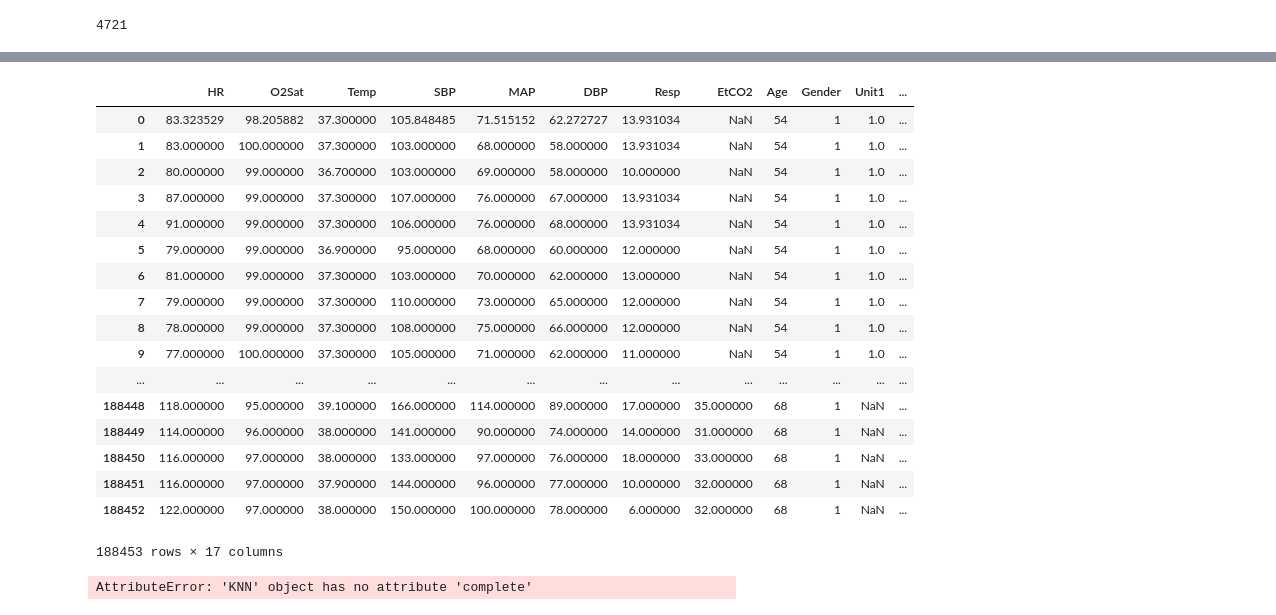
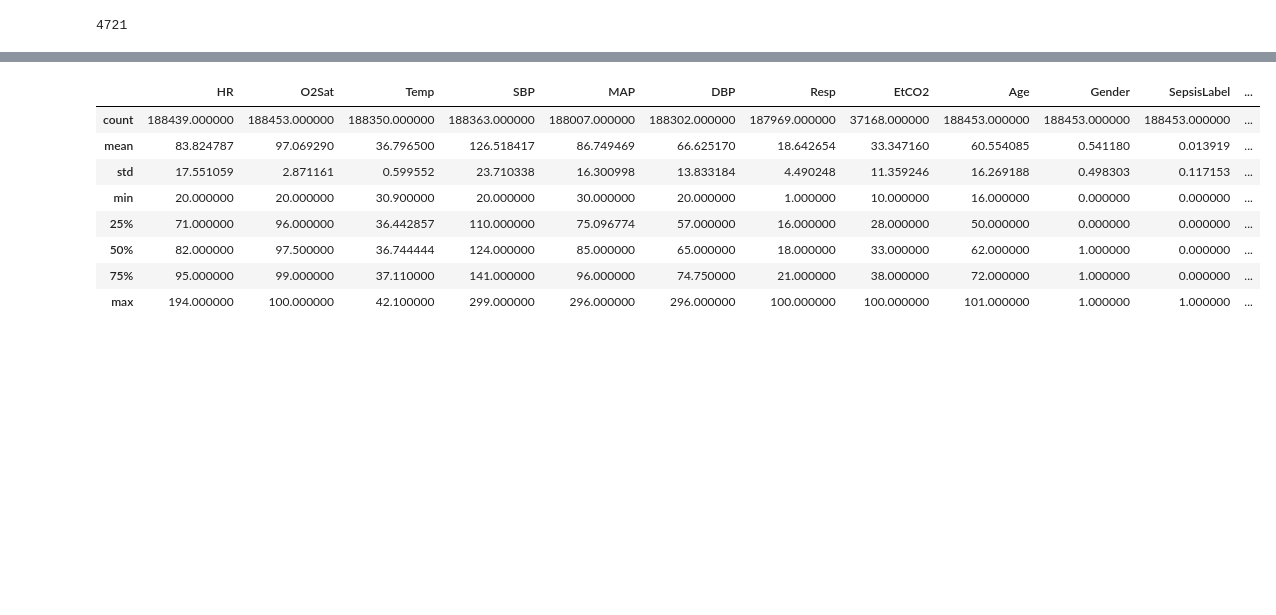
Before and after one commit to Fryman93/SprungBoard, a Jupyter notebook: Capstone 2/Sepsis/Sepsis.ipynb, the cells around one changed output, grey strips where cells are left out. Cells and saved outputs as stored; diff of their text form; code cells hidden in the pictures; blank space fills up the shorter version.

Commit message:
prelim

```diff
--- a/Capstone 2/Sepsis/Sepsis.ipynb
+++ b/Capstone 2/Sepsis/Sepsis.ipynb
@@ -285,21 +202,32 @@ test.head()
 # %%
-#Prelim attempt to make a usable dataframe for ML #1 (ONLY VITAL SIGNS)
+#Prelim attempt to make a usable dataframe for ML #1
 
 
 # Handling the missing data
 
-TS_features = ['HR', 'O2Sat', 'Temp', 'SBP', 'MAP', 'DBP', 'Resp', 'EtCO2']
+VS_features = ['HR', 'O2Sat', 'Temp', 'SBP', 'MAP', 'DBP', 'Resp', 'EtCO2']
+LV_features = ['BaseExcess', 'HCO3', 'FiO2', 'pH', 'PaCO2', 'SaO2', 'AST', 'BUN',
+       'Alkalinephos', 'Calcium', 'Chloride', 'Creatinine', 'Bilirubin_direct',
+       'Glucose', 'Lactate', 'Magnesium', 'Phosphate', 'Potassium',
+       'Bilirubin_total', 'TroponinI', 'Hct', 'Hgb', 'PTT', 'WBC',
+       'Fibrinogen', 'Platelets']
+
 
 prelim = []
 
+# Create a numerical ID unique associated with each patient
 for patientID, file in enumerate(patient_files):
     patient = pd.read_csv(file, sep='|')
     patient['ID'] = patientID
 
-    for feature in TS_features:
-        # Filling NaN values for TS features with mean
+    for feature in VS_features:
+        # Filling NaN values for VS features with mean
         patient[feature].fillna((patient[feature].mean()), inplace = True)
 
+        # Filling NaN values for LV features with ffill/bfill
+        patient[LV_features] = patient[LV_features].fillna(method='ffill')
+        patient[LV_features] = patient[LV_features].fillna(method='bfill')
+    # Create a column with binary outcome of patient, each patient has either all 0s (no sepsis), or 1s, (gets sepsis)
     if 1 not in list(patient['SepsisLabel']):
         patient['Gets_Sepsis'] = 0
     else:
@@ -368,25 +317,19 @@ prelim_df[prelim_df['ID']==positiveIDs[35]]
 # %%
+# Let's consider only the Vital Signs, as defined below:
+
 vital_sign_columns = ['HR', 'O2Sat', 'Temp', 'SBP', 'MAP', 'DBP', 'Resp', 'EtCO2',
-                      'Age', 'Gender', 'Unit1', 'Unit2', 'HospAdmTime', 'ICULOS',
-                      'SepsisLabel', 'ID', 'Gets_Sepsis']
+                      'Age', 'Gender', 'SepsisLabel', 'ID', 'Gets_Sepsis']
 prelim_vitals = prelim_df[vital_sign_columns]
-prelim_vitals
+prelim_vitals.describe()
+
+# the EtCO2 feature has MANY MANY NaNs, while the other features barely have any
 # %% [output]
-|  | HR | O2Sat | Temp | SBP | MAP | DBP | Resp | EtCO2 | Age | Gender | Unit1 | ... |
-| 0 | 83.323529 | 98.205882 | 37.300000 | 105.848485 | 71.515152 | 62.272727 | 13.931034 | NaN | 54 | 1 | 1.0 | ... |
-| 1 | 83.000000 | 100.000000 | 37.300000 | 103.000000 | 68.000000 | 58.000000 | 13.931034 | NaN | 54 | 1 | 1.0 | ... |
-| 2 | 80.000000 | 99.000000 | 36.700000 | 103.000000 | 69.000000 | 58.000000 | 10.000000 | NaN | 54 | 1 | 1.0 | ... |
-| 3 | 87.000000 | 99.000000 | 37.300000 | 107.000000 | 76.000000 | 67.000000 | 13.931034 | NaN | 54 | 1 | 1.0 | ... |
-| 4 | 91.000000 | 99.000000 | 37.300000 | 106.000000 | 76.000000 | 68.000000 | 13.931034 | NaN | 54 | 1 | 1.0 | ... |
-| 5 | 79.000000 | 99.000000 | 36.900000 | 95.000000 | 68.000000 | 60.000000 | 12.000000 | NaN | 54 | 1 | 1.0 | ... |
-| 6 | 81.000000 | 99.000000 | 37.300000 | 103.000000 | 70.000000 | 62.000000 | 13.000000 | NaN | 54 | 1 | 1.0 | ... |
-| 7 | 79.000000 | 99.000000 | 37.300000 | 110.000000 | 73.000000 | 65.000000 | 12.000000 | NaN | 54 | 1 | 1.0 | ... |
-| 8 | 78.000000 | 99.000000 | 37.300000 | 108.000000 | 75.000000 | 66.000000 | 12.000000 | NaN | 54 | 1 | 1.0 | ... |
-| 9 | 77.000000 | 100.000000 | 37.300000 | 105.000000 | 71.000000 | 62.000000 | 11.000000 | NaN | 54 | 1 | 1.0 | ... |
-| ... | ... | ... | ... | ... | ... | ... | ... | ... | ... | ... | ... | ... |
-| 188448 | 118.000000 | 95.000000 | 39.100000 | 166.000000 | 114.000000 | 89.000000 | 17.000000 | 35.000000 | 68 | 1 | NaN | ... |
-| 188449 | 114.000000 | 96.000000 | 38.000000 | 141.000000 | 90.000000 | 74.000000 | 14.000000 | 31.000000 | 68 | 1 | NaN | ... |
-| 188450 | 116.000000 | 97.000000 | 38.000000 | 133.000000 | 97.000000 | 76.000000 | 18.000000 | 33.000000 | 68 | 1 | NaN | ... |
-| 188451 | 116.000000 | 97.000000 | 37.900000 | 144.000000 | 96.000000 | 77.000000 | 10.000000 | 32.000000 | 68 | 1 | NaN | ... |
-| 188452 | 122.000000 | 97.000000 | 38.000000 | 150.000000 | 100.000000 | 78.000000 | 6.000000 | 32.000000 | 68 | 1 | NaN | ... |
+|  | HR | O2Sat | Temp | SBP | MAP | DBP | Resp | EtCO2 | Age | Gender | SepsisLabel | ... |
+| count | 188439.000000 | 188453.000000 | 188350.000000 | 188363.000000 | 188007.000000 | 188302.000000 | 187969.000000 | 37168.000000 | 188453.000000 | 188453.000000 | 188453.000000 | ... |
+| mean | 83.824787 | 97.069290 | 36.796500 | 126.518417 | 86.749469 | 66.625170 | 18.642654 | 33.347160 | 60.554085 | 0.541180 | 0.013919 | ... |
+| std | 17.551059 | 2.871161 | 0.599552 | 23.710338 | 16.300998 | 13.833184 | 4.490248 | 11.359246 | 16.269188 | 0.498303 | 0.117153 | ... |
+| min | 20.000000 | 20.000000 | 30.900000 | 20.000000 | 30.000000 | 20.000000 | 1.000000 | 10.000000 | 16.000000 | 0.000000 | 0.000000 | ... |
+| 25% | 71.000000 | 96.000000 | 36.442857 | 110.000000 | 75.096774 | 57.000000 | 16.000000 | 28.000000 | 50.000000 | 0.000000 | 0.000000 | ... |
+| 50% | 82.000000 | 97.500000 | 36.744444 | 124.000000 | 85.000000 | 65.000000 | 18.000000 | 33.000000 | 62.000000 | 1.000000 | 0.000000 | ... |
+| 75% | 95.000000 | 99.000000 | 37.110000 | 141.000000 | 96.000000 | 74.750000 | 21.000000 | 38.000000 | 72.000000 | 1.000000 | 0.000000 | ... |
+| max | 194.000000 | 100.000000 | 42.100000 | 299.000000 | 296.000000 | 296.000000 | 100.000000 | 100.000000 | 101.000000 | 1.000000 | 1.000000 | ... |
-188453 rows × 17 columns
@@ -395,9 +335,0 @@ prelim_vitals_filled = pd.DataFrame(KNN(k=3).fit_transform(prelim_vitals))
-# %%
-df_numeric = prelim_vitals.select_dtypes(include=[np.float]).as_matrix()
-prelim_vitals_filled = pd.DataFrame(KNN(k=3).complete(df_numeric))
-prelim_vitals_filled.columns = df_numeric.columns
-prelim_vitals_filled.index = df_numeric.index
-
-prelim_vitals_filled
-# %% [output]
-AttributeError: 'KNN' object has no attribute 'complete'
```
Also changed, not shown: parts of 27 cells of this notebook.
